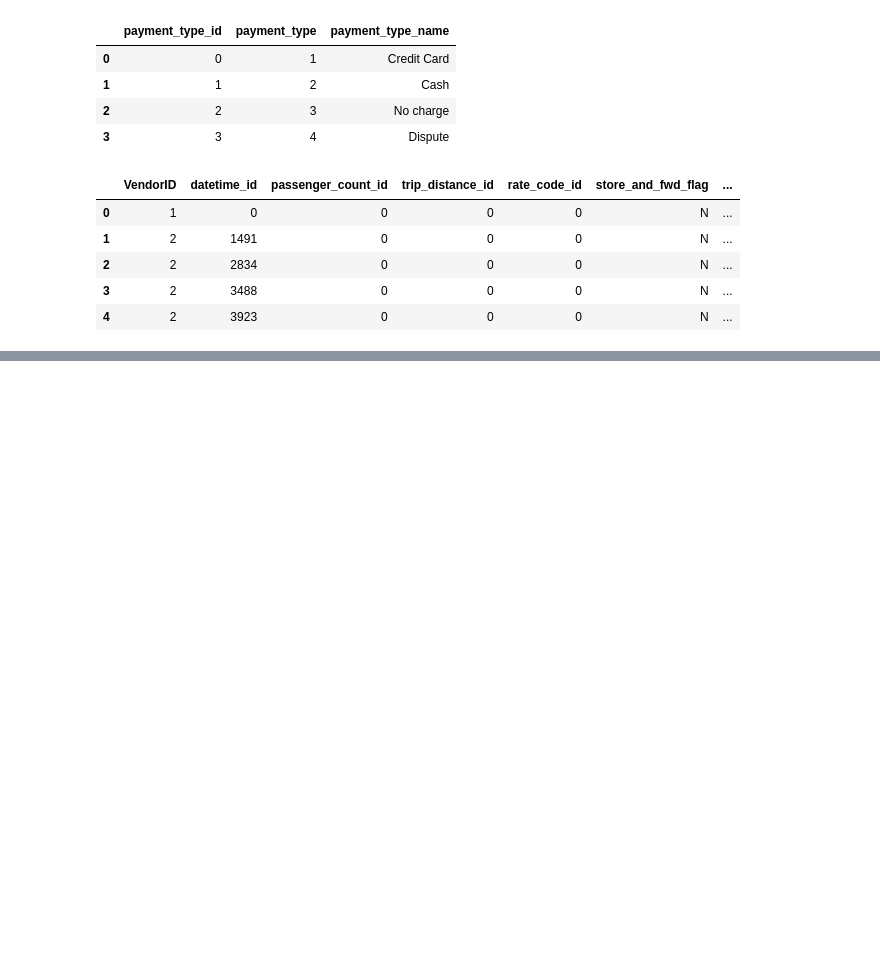
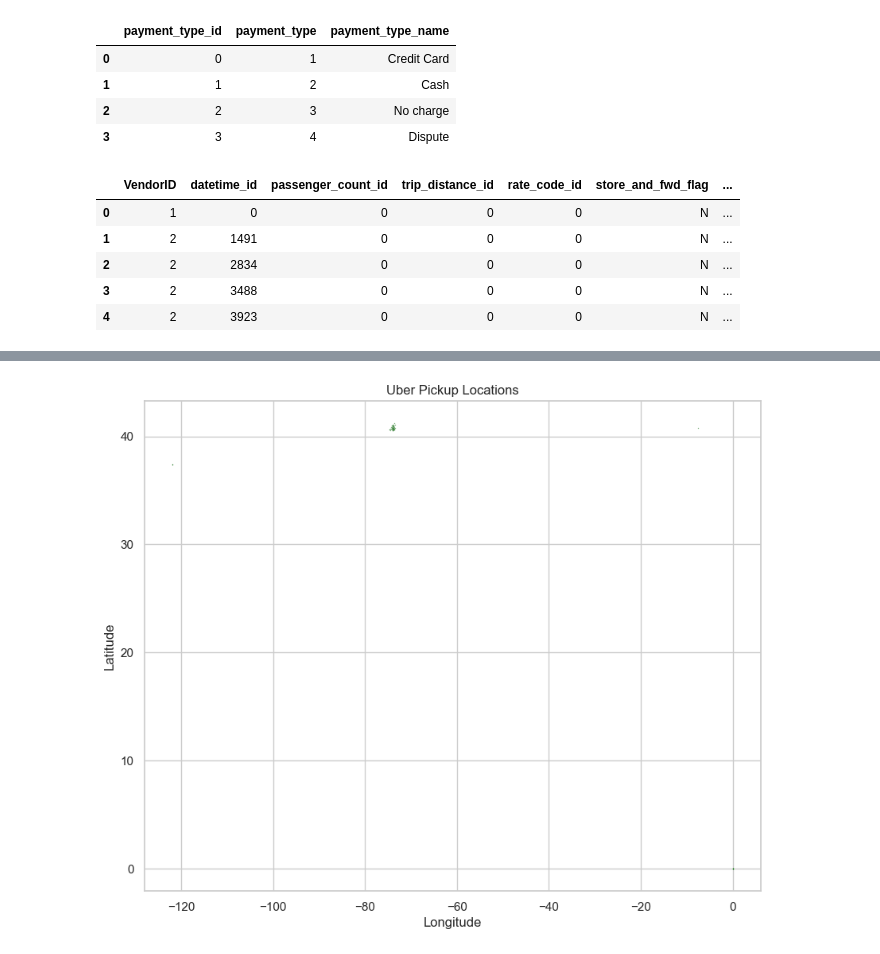
Before and after one commit to yashvisharma1204/Uber_rides-data_analysis, a Jupyter notebook: data.ipynb, the cells around one changed output, grey strips where cells are left out. Saved outputs shown, nothing was run; the diff lists cells and outputs as text; code cells hidden in the pictures; blank space fills up the shorter version.

```diff
--- a/data.ipynb
+++ b/data.ipynb
@@ -250,0 +309,9 @@ fact_table.head()
+# %%
+plt.figure(figsize=(10, 8))
+sns.scatterplot(x='pickup_longitude', y='pickup_latitude', data=df, color='darkgreen', alpha=0.5, s=1)
+plt.xlabel('Longitude')
+plt.ylabel('Latitude')
+plt.title('Uber Pickup Locations')
+plt.show()
+# %% [output]
+[figure, added]
```
Also changed, not shown: parts of 11 cells of this notebook.
